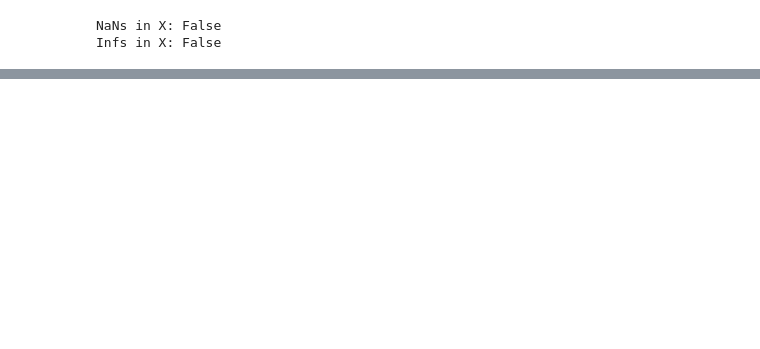
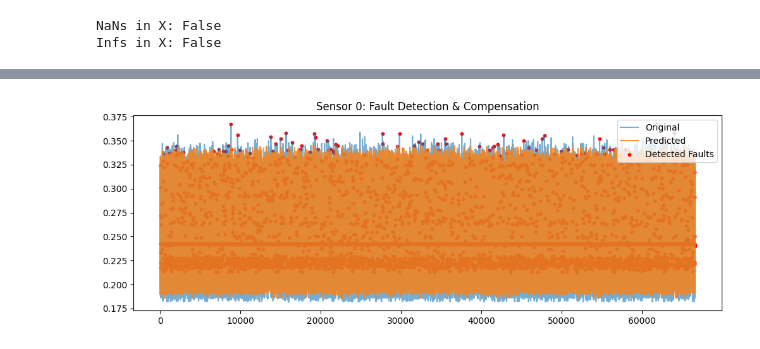
Before and after one commit to prateek-g-bit/Fault-Tolerance-System, a Jupyter notebook: caf-gru-faultdetection.ipynb, the cells around one changed output, grey strips where cells are left out. Drawn from its saved outputs; the diff is of its cells as text; code cells hidden in the pictures; blank space fills up the shorter version.

```diff
--- a/caf-gru-faultdetection.ipynb
+++ b/caf-gru-faultdetection.ipynb
@@ -151 +204,12 @@ class SpatioTemporalDataset(Dataset):
+# %%
+class SpatialGNN(nn.Module):
+    def __init__(self, num_nodes, in_dim, out_dim, A):
+        super().__init__()
+        self.A = A
+        self.linear = nn.Linear(in_dim, out_dim)
+
+    def forward(self, x):
+        # x: (B, T, N, F)
+        x = torch.einsum("ij,btjf->btif", self.A, x)
+        return self.linear(x)
 # %%
@@ -233,0 +374,18 @@ Epoch 10, Loss: 0.106442
+# %%
+sensor_idx = 0  # try different sensors
+
+plt.figure(figsize=(12, 4))
+plt.plot(all_targets[:, sensor_idx].cpu(), label="Original", alpha=0.6)
+plt.plot(all_predictions[:, sensor_idx].cpu(), label="Predicted", alpha=0.8)
+plt.scatter(
+    np.where(fault_flags[:, sensor_idx])[0],
+    all_targets[:, sensor_idx].cpu()[fault_flags[:, sensor_idx]],
+    color="red",
+    s=10,
+    label="Detected Faults"
+)
+plt.legend()
+plt.title(f"Sensor {sensor_idx}: Fault Detection & Compensation")
+plt.show()
+# %% [output]
+[figure, added]
```
Also changed, not shown: parts of 15 cells of this notebook.
